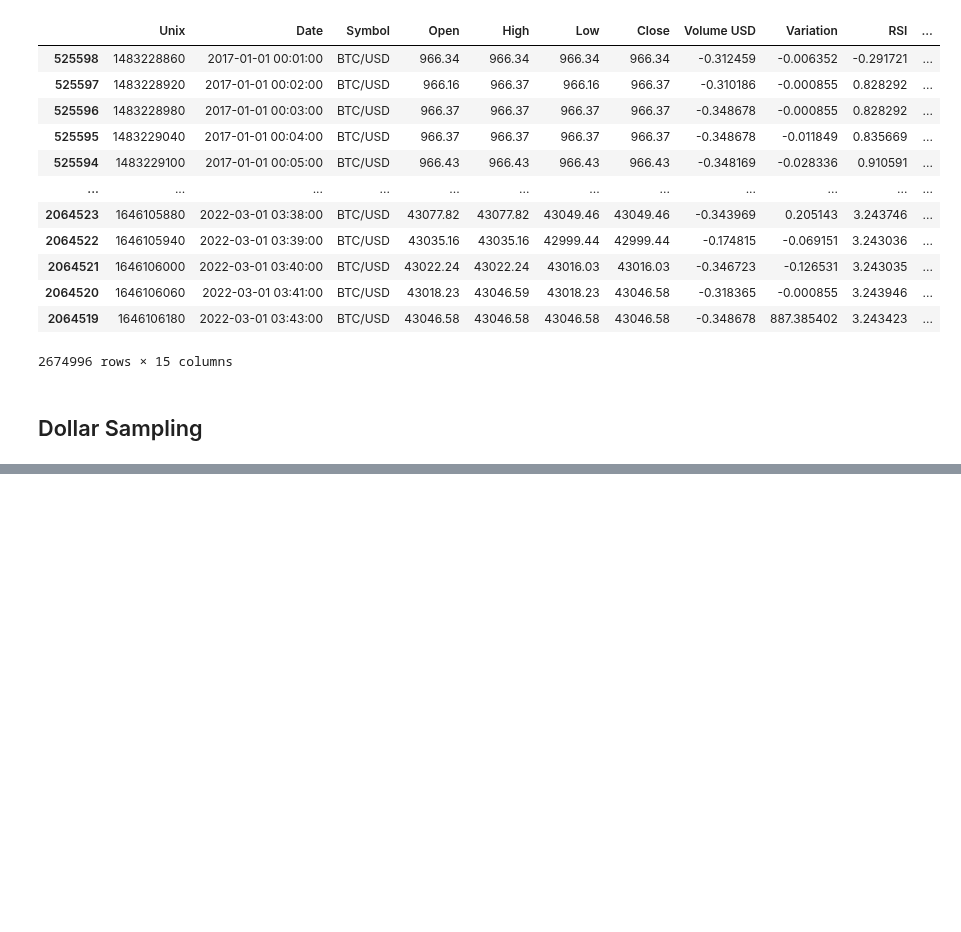
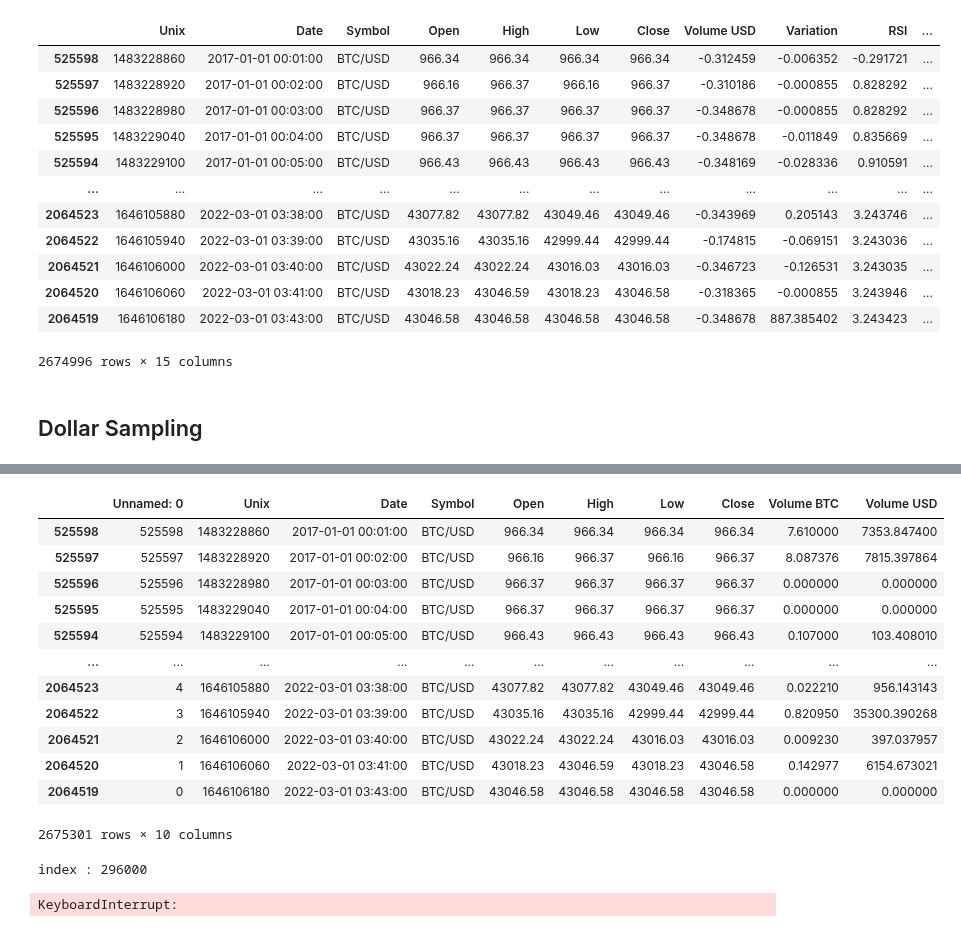
Before and after one commit to Alexis-Fauxbaton/Financial-Predictions, a Jupyter notebook: data.ipynb, the cells around one changed output, grey strips where cells are left out. Saved outputs shown, nothing was run; the diff lists cells and outputs as text; code cells hidden in the pictures; blank space fills up the shorter version.

Commit message:
Added modifications to Dollar Candles

```diff
--- a/data.ipynb
+++ b/data.ipynb
@@ -422,0 +423,58 @@ SyntaxError: unexpected EOF while parsing (<ipython-input-26-5590c124c9c4>, line
+# %%
+data_by_minute = pd.read_csv("minute_data/BTC-USD_1m.csv")
+data_by_minute.sort_values(by="Unix", ascending=True, inplace=True)
+data_by_minute
+# %% [output]
+|  | Unnamed: 0 | Unix | Date | Symbol | Open | High | Low | Close | Volume BTC | Volume USD |
+| 525598 | 525598 | 1483228860 | 2017-01-01 00:01:00 | BTC/USD | 966.34 | 966.34 | 966.34 | 966.34 | 7.610000 | 7353.847400 |
+| 525597 | 525597 | 1483228920 | 2017-01-01 00:02:00 | BTC/USD | 966.16 | 966.37 | 966.16 | 966.37 | 8.087376 | 7815.397864 |
+| 525596 | 525596 | 1483228980 | 2017-01-01 00:03:00 | BTC/USD | 966.37 | 966.37 | 966.37 | 966.37 | 0.000000 | 0.000000 |
+| 525595 | 525595 | 1483229040 | 2017-01-01 00:04:00 | BTC/USD | 966.37 | 966.37 | 966.37 | 966.37 | 0.000000 | 0.000000 |
+| 525594 | 525594 | 1483229100 | 2017-01-01 00:05:00 | BTC/USD | 966.43 | 966.43 | 966.43 | 966.43 | 0.107000 | 103.408010 |
+| ... | ... | ... | ... | ... | ... | ... | ... | ... | ... | ... |
+| 2064523 | 4 | 1646105880 | 2022-03-01 03:38:00 | BTC/USD | 43077.82 | 43077.82 | 43049.46 | 43049.46 | 0.022210 | 956.143143 |
+| 2064522 | 3 | 1646105940 | 2022-03-01 03:39:00 | BTC/USD | 43035.16 | 43035.16 | 42999.44 | 42999.44 | 0.820950 | 35300.390268 |
+| 2064521 | 2 | 1646106000 | 2022-03-01 03:40:00 | BTC/USD | 43022.24 | 43022.24 | 43016.03 | 43016.03 | 0.009230 | 397.037957 |
+| 2064520 | 1 | 1646106060 | 2022-03-01 03:41:00 | BTC/USD | 43018.23 | 43046.59 | 43018.23 | 43046.58 | 0.142977 | 6154.673021 |
+| 2064519 | 0 | 1646106180 | 2022-03-01 03:43:00 | BTC/USD | 43046.58 | 43046.58 | 43046.58 | 43046.58 | 0.000000 | 0.000000 |
+2675301 rows × 10 columns
+# %%
+new_candle = True
+current_high = -np.inf
+current_low = np.inf
+current_open = 0
+current_unix = None
+current_date = None
+for index, row in data_by_minute.iterrows():
+
+    if index % 1000 == 0:
+        print("index : {}".format(index), end='\r')
+
+    i_high = data_by_minute.loc[index, "High"]
+    i_low = data_by_minute.loc[index, "Low"]
+
+    if new_candle:
+        current_open = data_by_minute.loc[index, "Open"]
+        current_high = i_high
+        current_low = i_low
+        current_date = data_by_minute.loc[index, "Date"]
+        current_unix = data_by_minute.loc[index, "Unix"]
+        new_candle = False
+
+    if current_high < i_high:
+        current_high = i_high
+
+    if current_low > i_low:
+        current_low = i_low
+
+    dollar_count += data_by_minute.loc[index, "Volume USD"]
+    if dollar_count >= dollar_threshold:
+        dollar_count = dollar_threshold - dollar_count
+        new_candle = True
+        open.append(current_open)
+        close.append(data_by_minute.loc[index, "Close"])
+        high.append(current_high)
+        low.append(current_low)
+# %% [output]
+index : 296000
+KeyboardInterrupt:
```
Also changed, not shown: parts of 7 cells of this notebook.
